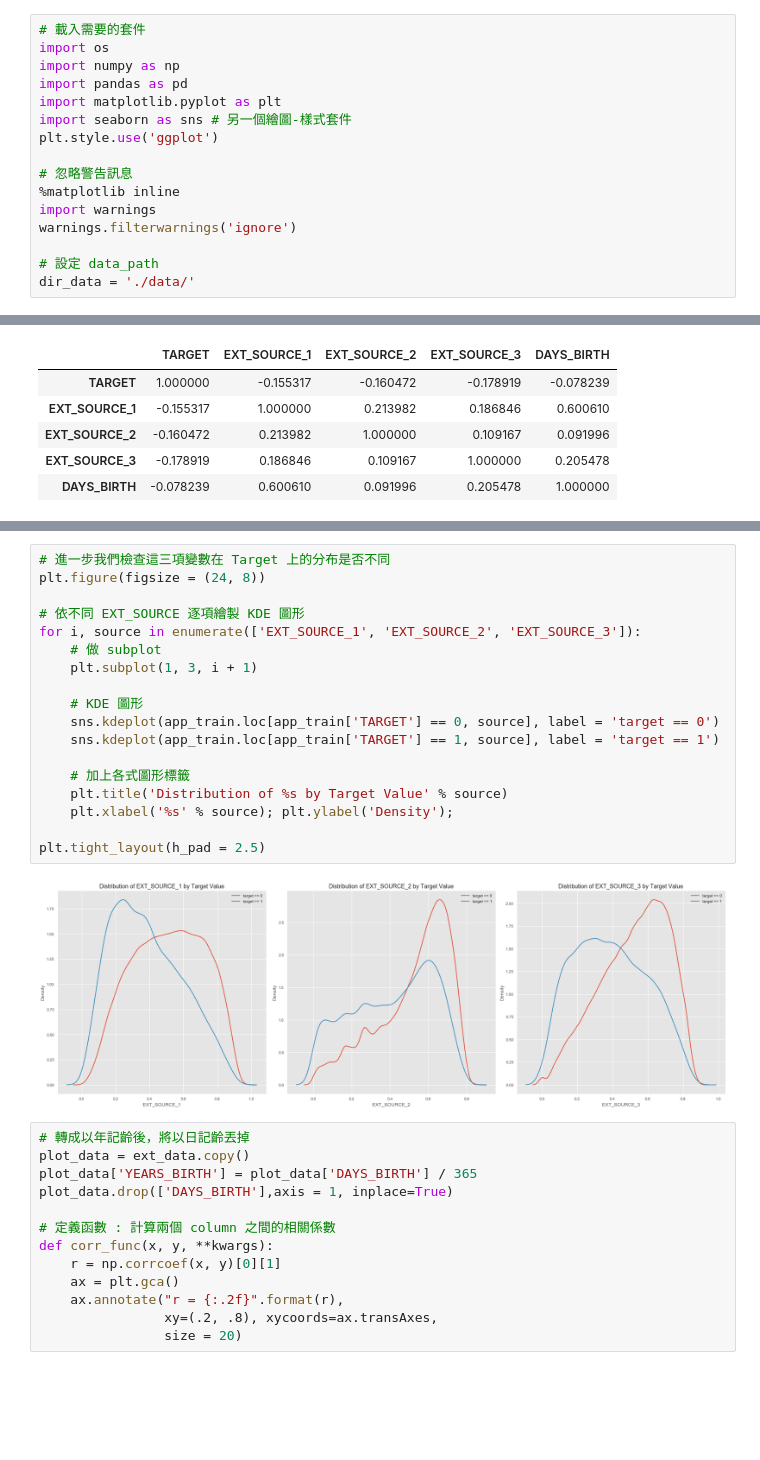
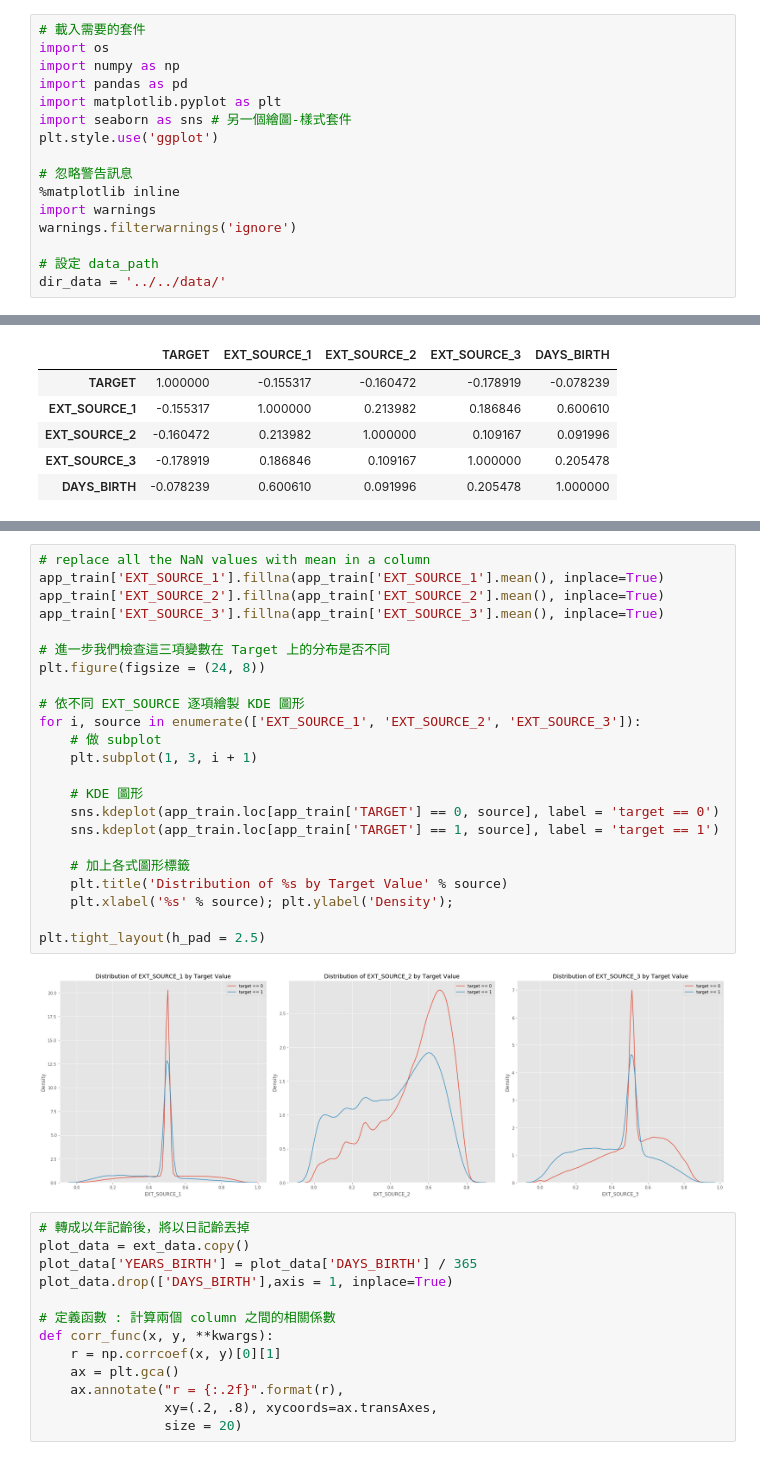
Before and after one commit to magikerwin/100Day-ML-Marathon, a Jupyter notebook: 2nd-ML100Days/homework/D-015/Day_015_EDA_heatmap.ipynb, the cells around one changed output, grey strips where cells are left out. Drawn from its saved outputs; the diff is of its cells as text; blank space fills up the shorter version.

```diff
--- a/2nd-ML100Days/homework/D-015/Day_015_EDA_heatmap.ipynb
+++ b/2nd-ML100Days/homework/D-015/Day_015_EDA_heatmap.ipynb
@@ -25,7 +25,7 @@ import warnings
 warnings.filterwarnings('ignore')
 
 # 設定 data_path
-dir_data = './data/'
+dir_data = '../../data/'
 # %%
 # 讀取檔案
 f_app = os.path.join(dir_data, 'application_train.csv')
@@ -64,23 +64,28 @@ plt.title('Correlation Heatmap');
 # %%
+# replace all the NaN values with mean in a column
+app_train['EXT_SOURCE_1'].fillna(app_train['EXT_SOURCE_1'].mean(), inplace=True)
+app_train['EXT_SOURCE_2'].fillna(app_train['EXT_SOURCE_2'].mean(), inplace=True)
+app_train['EXT_SOURCE_3'].fillna(app_train['EXT_SOURCE_3'].mean(), inplace=True)
+
 # 進一步我們檢查這三項變數在 Target 上的分布是否不同
 plt.figure(figsize = (24, 8))
 
 # 依不同 EXT_SOURCE 逐項繪製 KDE 圖形
 for i, source in enumerate(['EXT_SOURCE_1', 'EXT_SOURCE_2', 'EXT_SOURCE_3']):
     # 做 subplot
     plt.subplot(1, 3, i + 1)
 
     # KDE 圖形
     sns.kdeplot(app_train.loc[app_train['TARGET'] == 0, source], label = 'target == 0')
     sns.kdeplot(app_train.loc[app_train['TARGET'] == 1, source], label = 'target == 1')
 
     # 加上各式圖形標籤
     plt.title('Distribution of %s by Target Value' % source)
     plt.xlabel('%s' % source); plt.ylabel('Density');
 
 plt.tight_layout(h_pad = 2.5)
 # %% [output]
-[figure, old version]
+[figure, new version]
 # %%
 # 轉成以年記齡後，將以日記齡丟掉
 plot_data = ext_data.copy()
```
Also changed, not shown: parts of 4 cells of this notebook, 1 other file.
